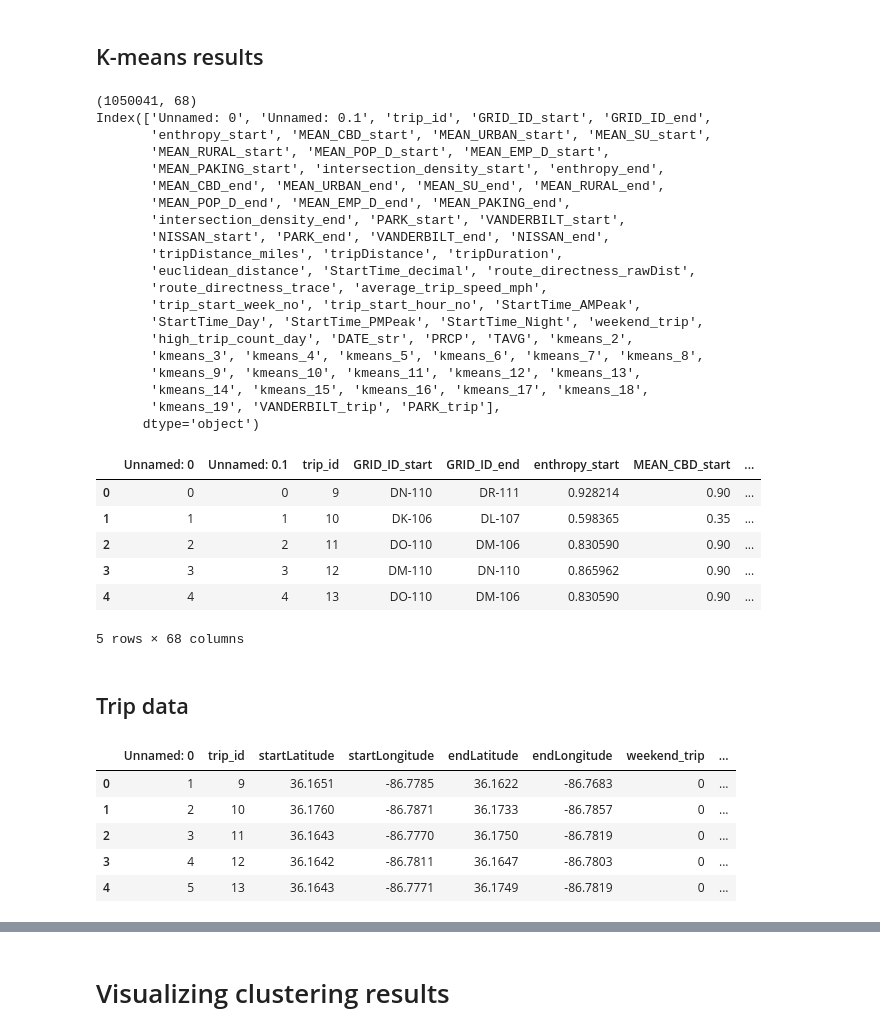
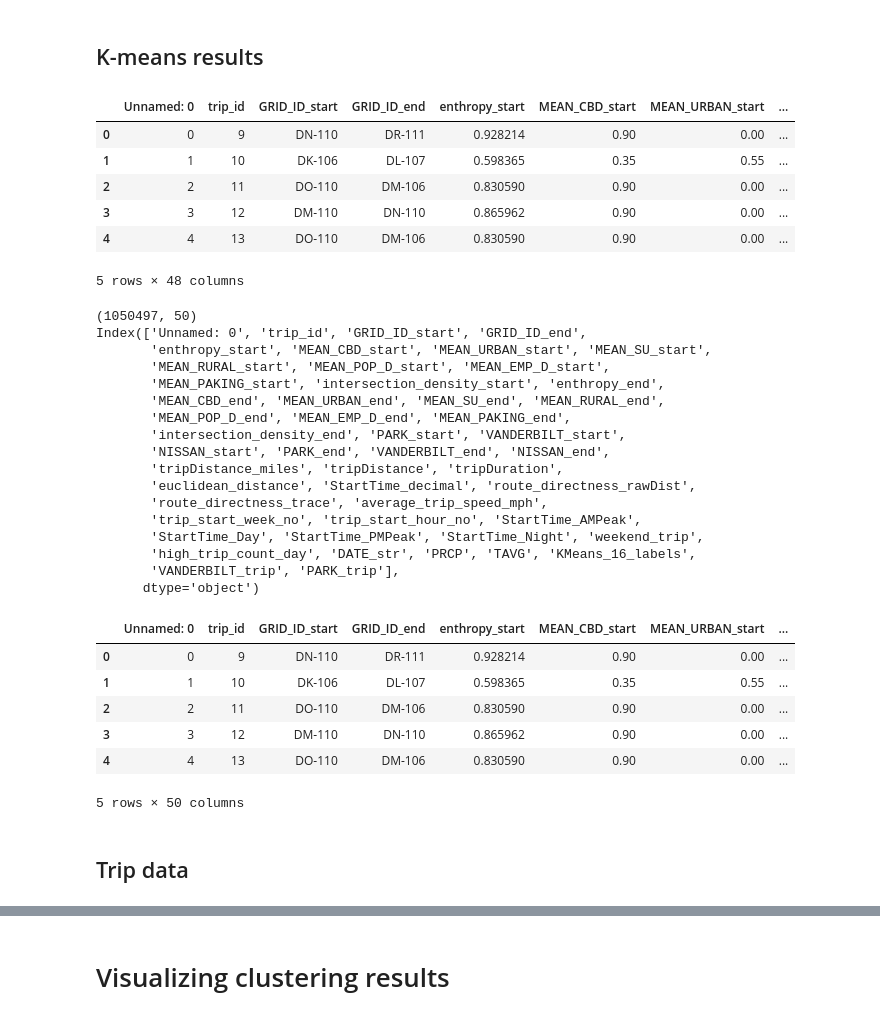
Before and after one commit to niteshshah12/E-scooter-trip-pattern-analysis-of-Nasvhille, a Jupyter notebook: 4_Cluster interpretation.ipynb, the cells around one changed output, grey strips where cells are left out. Drawn from its saved outputs; the diff is of its cells as text; code cells hidden in the pictures.

```diff
--- a/4_Cluster interpretation.ipynb
+++ b/4_Cluster interpretation.ipynb
@@ -39,9 +39,30 @@ from sklearn import preprocessing
 # read data
 # %% [markdown]
 ## K-means results
+# %%
+kmean_results_labels = pd.read_csv(
+     'results/kmeans_results_all_TimeZoneCorrected_08202021.csv')
+# kmean_results
+
+kmean_results=pd.read_csv('_Data/model data/model_data_TimeZoneCorrected_08192021.csv') #model_data_TimeZoneCorrected_08192021.csv')
+# PCA_model_data
+
+
+kmean_results['KMeans_16_labels']=literal_eval(kmean_results_labels[kmean_results_labels['Cluster_no']
+             == 16]['Kmeans_label_list'].values.tolist()[0])
+
+kmean_results.head()
+# %% [output]
+|  | Unnamed: 0 | trip_id | GRID_ID_start | GRID_ID_end | enthropy_start | MEAN_CBD_start | MEAN_URBAN_start | ... |
+| 0 | 0 | 9 | DN-110 | DR-111 | 0.928214 | 0.90 | 0.00 | ... |
+| 1 | 1 | 10 | DK-106 | DL-107 | 0.598365 | 0.35 | 0.55 | ... |
+| 2 | 2 | 11 | DO-110 | DM-106 | 0.830590 | 0.90 | 0.00 | ... |
+| 3 | 3 | 12 | DM-110 | DN-110 | 0.865962 | 0.90 | 0.00 | ... |
+| 4 | 4 | 13 | DO-110 | DM-106 | 0.830590 | 0.90 | 0.00 | ... |
+5 rows × 48 columns
 # %%
-kmean_results = pd.read_csv(
-    '_Data/Model results/kmean_predictions.csv')
+# kmean_results = pd.read_csv(
+#     '_Data/Model results/kmean_predictions.csv')
 
 
 kmean_results['StartTime_decimal'] = kmean_results.apply(
@@ -51,62 +72,43 @@ kmean_results['StartTime_decimal'] = kmean_results.apply(
 
 #add flag for trips starting or ending at Vanderbilt and Parks
 kmean_results['VANDERBILT_trip'] = kmean_results.apply(
     lambda x: 1
     if (x['VANDERBILT_start'] == 1) | (x['VANDERBILT_end'] == 1) else 0,
     axis=1)
 
 
 kmean_results['PARK_trip'] = kmean_results.apply(
     lambda x: 1
     if (x['PARK_start'] == 1) | (x['PARK_end'] == 1) else 0,
     axis=1)
 
 print(kmean_results.shape)
 print(kmean_results.columns)
 kmean_results.head()
 # %% [output]
-(1050041, 68)
-Index(['Unnamed: 0', 'Unnamed: 0.1', 'trip_id', 'GRID_ID_start', 'GRID_ID_end',
+(1050497, 50)
+Index(['Unnamed: 0', 'trip_id', 'GRID_ID_start', 'GRID_ID_end',
        'enthropy_start', 'MEAN_CBD_start', 'MEAN_URBAN_start', 'MEAN_SU_start',
        'MEAN_RURAL_start', 'MEAN_POP_D_start', 'MEAN_EMP_D_start',
        'MEAN_PAKING_start', 'intersection_density_start', 'enthropy_end',
        'MEAN_CBD_end', 'MEAN_URBAN_end', 'MEAN_SU_end', 'MEAN_RURAL_end',
        'MEAN_POP_D_end', 'MEAN_EMP_D_end', 'MEAN_PAKING_end',
        'intersection_density_end', 'PARK_start', 'VANDERBILT_start',
        'NISSAN_start', 'PARK_end', 'VANDERBILT_end', 'NISSAN_end',
        'tripDistance_miles', 'tripDistance', 'tripDuration',
        'euclidean_distance', 'StartTime_decimal', 'route_directness_rawDist',
        'route_directness_trace', 'average_trip_speed_mph',
        'trip_start_week_no', 'trip_start_hour_no', 'StartTime_AMPeak',
        'StartTime_Day', 'StartTime_PMPeak', 'StartTime_Night', 'weekend_trip',
-       'high_trip_count_day', 'DATE_str', 'PRCP', 'TAVG', 'kmeans_2',
-       'kmeans_3', 'kmeans_4', 'kmeans_5', 'kmeans_6', 'kmeans_7', 'kmeans_8',
-       'kmeans_9', 'kmeans_10', 'kmeans_11', 'kmeans_12', 'kmeans_13',
-       'kmeans_14', 'kmeans_15', 'kmeans_16', 'kmeans_17', 'kmeans_18',
-       'kmeans_19', 'VANDERBILT_trip', 'PARK_trip'],
+       'high_trip_count_day', 'DATE_str', 'PRCP', 'TAVG', 'KMeans_16_labels',
+       'VANDERBILT_trip', 'PARK_trip'],
       dtype='object')
-|  | Unnamed: 0 | Unnamed: 0.1 | trip_id | GRID_ID_start | GRID_ID_end | enthropy_start | MEAN_CBD_start | ... |
-| 0 | 0 | 0 | 9 | DN-110 | DR-111 | 0.928214 | 0.90 | ... |
-| 1 | 1 | 1 | 10 | DK-106 | DL-107 | 0.598365 | 0.35 | ... |
-| 2 | 2 | 2 | 11 | DO-110 | DM-106 | 0.830590 | 0.90 | ... |
-| 3 | 3 | 3 | 12 | DM-110 | DN-110 | 0.865962 | 0.90 | ... |
-| 4 | 4 | 4 | 13 | DO-110 | DM-106 | 0.830590 | 0.90 | ... |
+|  | Unnamed: 0 | trip_id | GRID_ID_start | GRID_ID_end | enthropy_start | MEAN_CBD_start | MEAN_URBAN_start | ... |
+| 0 | 0 | 9 | DN-110 | DR-111 | 0.928214 | 0.90 | 0.00 | ... |
+| 1 | 1 | 10 | DK-106 | DL-107 | 0.598365 | 0.35 | 0.55 | ... |
+| 2 | 2 | 11 | DO-110 | DM-106 | 0.830590 | 0.90 | 0.00 | ... |
+| 3 | 3 | 12 | DM-110 | DN-110 | 0.865962 | 0.90 | 0.00 | ... |
+| 4 | 4 | 13 | DO-110 | DM-106 | 0.830590 | 0.90 | 0.00 | ... |
-5 rows × 68 columns
+5 rows × 50 columns
 # %% [markdown]
 ## Trip data
-# %%
-mydateparser = lambda x: pd.datetime.strptime(x, '%Y-%m-%d %H:%M:%S')
-
-trip_data = pd.read_csv(
-    '_Data/trip data/start_end_points_cleaned.csv',
-    parse_dates=['startDateTime'],
-    date_parser=mydateparser)
-
-trip_data.head()
-# %% [output]
-|  | Unnamed: 0 | trip_id | startLatitude | startLongitude | endLatitude | endLongitude | weekend_trip | ... |
-| 0 | 1 | 9 | 36.1651 | -86.7785 | 36.1622 | -86.7683 | 0 | ... |
-| 1 | 2 | 10 | 36.1760 | -86.7871 | 36.1733 | -86.7857 | 0 | ... |
-| 2 | 3 | 11 | 36.1643 | -86.7770 | 36.1750 | -86.7819 | 0 | ... |
-| 3 | 4 | 12 | 36.1642 | -86.7811 | 36.1647 | -86.7803 | 0 | ... |
-| 4 | 5 | 13 | 36.1643 | -86.7771 | 36.1749 | -86.7819 | 0 | ... |
```
Also changed, not shown: parts of 26 cells of this notebook, 37 other files.
